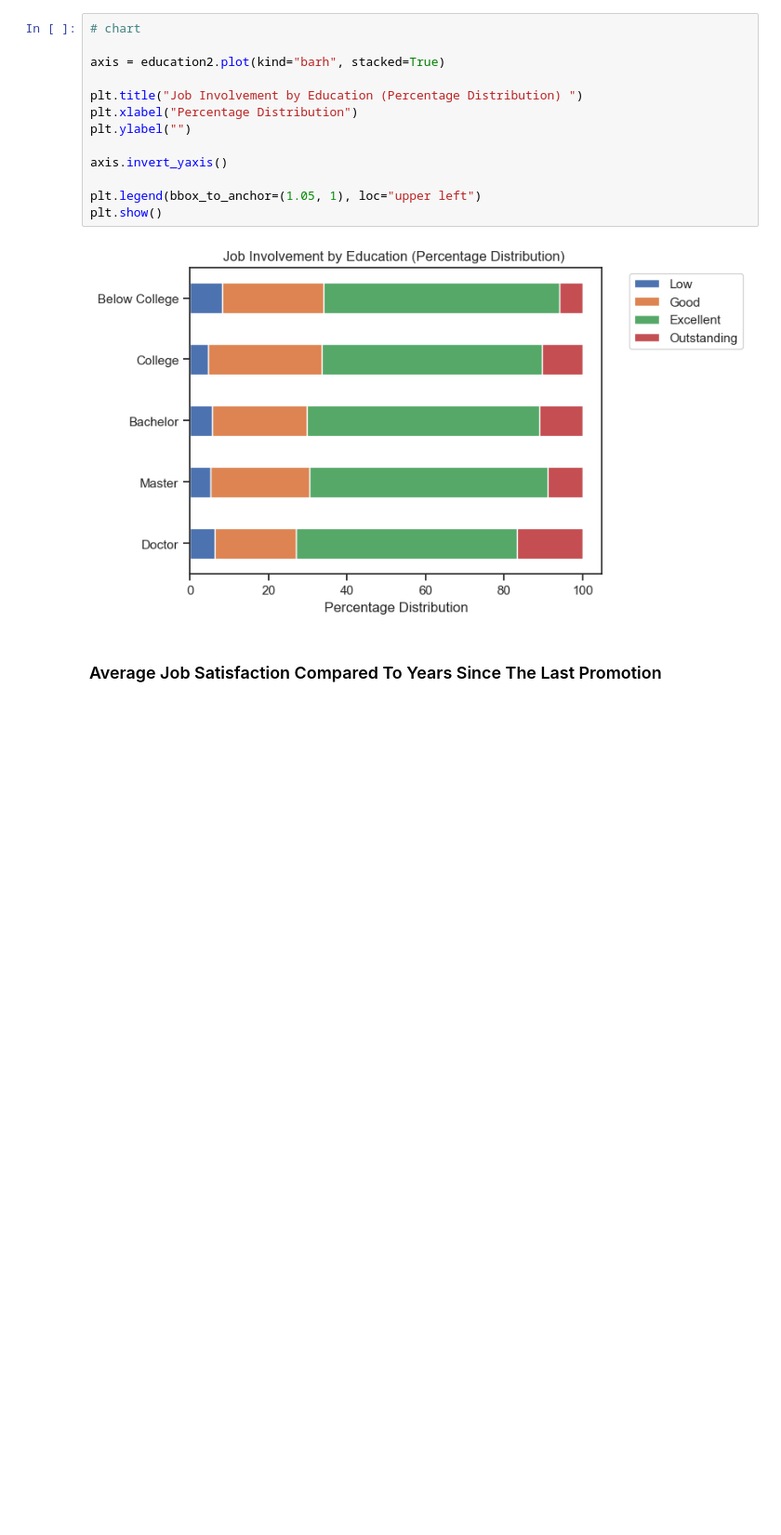
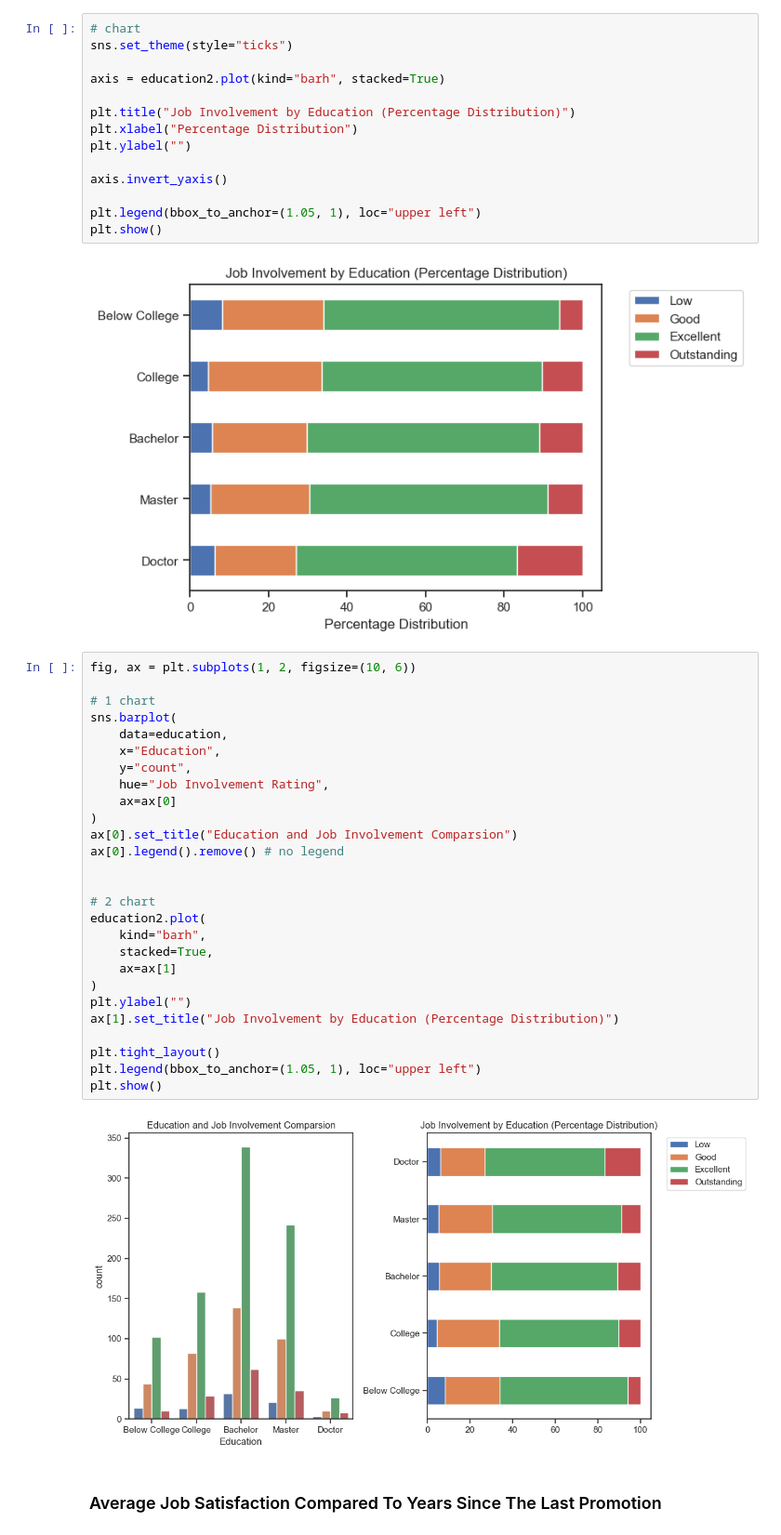
Before and after one commit to matbochenek42/Python-Analysis-of-Employee-Attrition-and-Performance, a Jupyter notebook: 4_Employee_Satisfaction_Analysis.ipynb, the cells around one changed output. Shown at 93% size. Saved outputs shown, nothing was run; the diff lists cells and outputs as text; blank space fills up the shorter version.

```diff
--- a/4_Employee Satisfaction Analysis.ipynb
+++ b/4_Employee_Satisfaction_Analysis.ipynb
@@ -195,10 +195,11 @@ education2.rename(columns={"1.Low" : "Low", "2.Good" : "Good", "3.Excellent" : "
 education2.set_index(keys="Education", inplace=True)
 # %%
 # chart
+sns.set_theme(style="ticks")
 
 axis = education2.plot(kind="barh", stacked=True)
 
-plt.title("Job Involvement by Education (Percentage Distribution) ")
+plt.title("Job Involvement by Education (Percentage Distribution)")
 plt.xlabel("Percentage Distribution")
 plt.ylabel("")
 
@@ -208,6 +209,35 @@ plt.legend(bbox_to_anchor=(1.05, 1), loc="upper left")
 plt.show()
 # %% [output]
 [figure]
+# %%
+fig, ax = plt.subplots(1, 2, figsize=(10, 6))
+
+# 1 chart
+sns.barplot(
+    data=education,
+    x="Education",
+    y="count",
+    hue="Job Involvement Rating",
+    ax=ax[0]
+)
+ax[0].set_title("Education and Job Involvement Comparsion")
+ax[0].legend().remove() # no legend
+
+
+# 2 chart
+education2.plot(
+    kind="barh",
+    stacked=True,
+    ax=ax[1]
+)
+plt.ylabel("")
+ax[1].set_title("Job Involvement by Education (Percentage Distribution)")
+
+plt.tight_layout()
+plt.legend(bbox_to_anchor=(1.05, 1), loc="upper left")
+plt.show()
+# %% [output]
+[figure, added]
 # %% [markdown]
 ### Average Job Satisfaction Compared To Years Since The Last Promotion
 # %%
```
Also changed, not shown: parts of 1 cell of this notebook, 4 other files.
